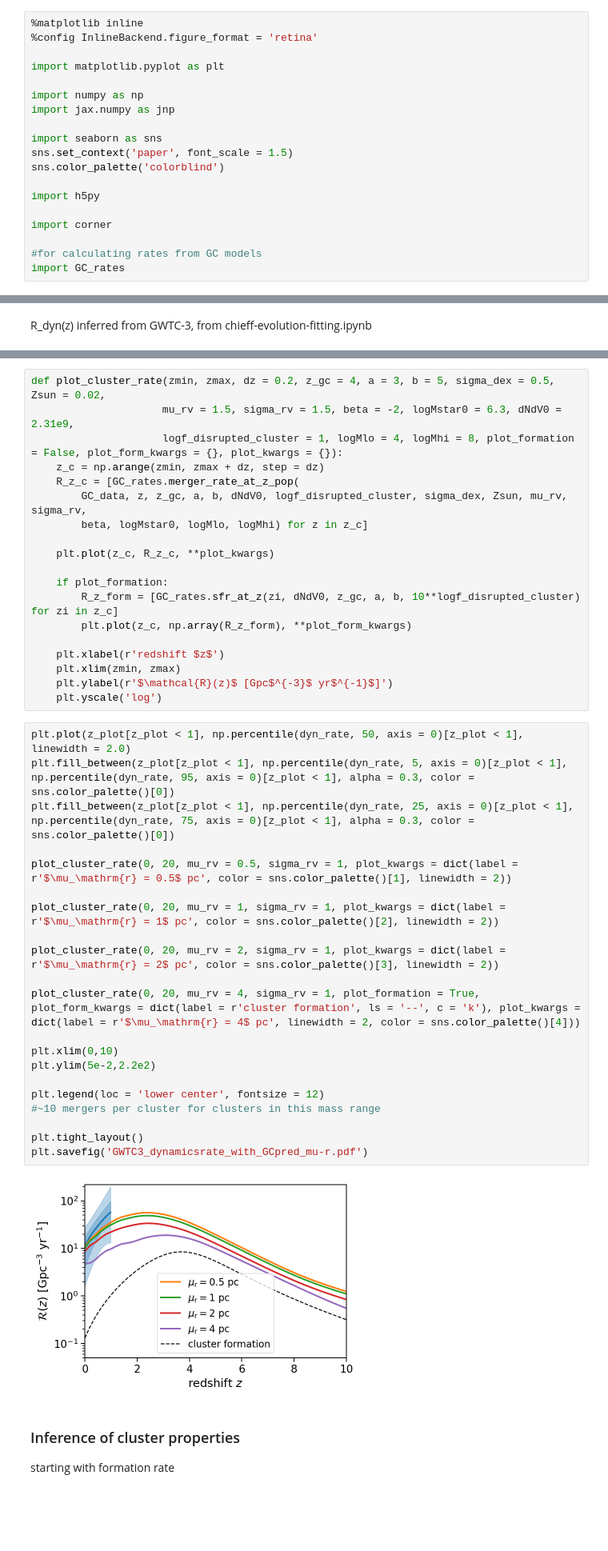
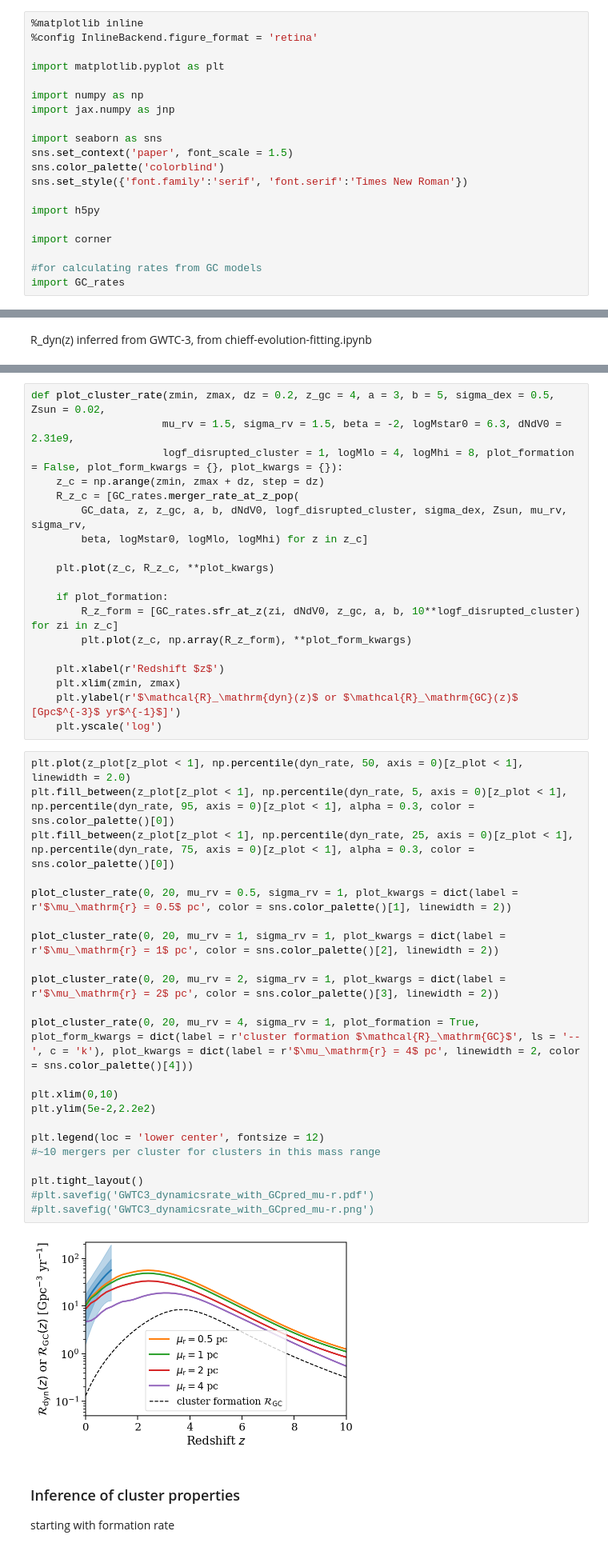
Before and after one commit to mfishbach/dynamical-bbh-evolution, a Jupyter notebook: Cluster_Paper_Plots.ipynb, the cells around one changed output, grey strips where cells are left out. Shown at 80% size. Drawn from its saved outputs; the diff is of its cells as text; blank space fills up the shorter version.

```diff
--- a/Cluster_Paper_Plots.ipynb
+++ b/Cluster_Paper_Plots.ipynb
@@ -10,6 +10,7 @@ import jax.numpy as jnp
 import seaborn as sns
 sns.set_context('paper', font_scale = 1.5)
 sns.color_palette('colorblind')
+sns.set_style({'font.family':'serif', 'font.serif':'Times New Roman'})
 
 import h5py
 
@@ -69,33 +94,34 @@ def plot_cluster_rate(zmin, zmax, dz = 0.2, z_gc = 4, a = 3, b = 5, sigma_dex =
         R_z_form = [GC_rates.sfr_at_z(zi, dNdV0, z_gc, a, b, 10**logf_disrupted_cluster) for zi in z_c]
         plt.plot(z_c, np.array(R_z_form), **plot_form_kwargs)
 
-    plt.xlabel(r'redshift $z$')
+    plt.xlabel(r'Redshift $z$')
     plt.xlim(zmin, zmax)
-    plt.ylabel(r'$\mathcal{R}(z)$ [Gpc$^{-3}$ yr$^{-1}$]')
+    plt.ylabel(r'$\mathcal{R}_\mathrm{dyn}(z)$ or $\mathcal{R}_\mathrm{GC}(z)$ [Gpc$^{-3}$ yr$^{-1}$]')
     plt.yscale('log')
 # %%
 plt.plot(z_plot[z_plot < 1], np.percentile(dyn_rate, 50, axis = 0)[z_plot < 1], linewidth = 2.0)
 plt.fill_between(z_plot[z_plot < 1], np.percentile(dyn_rate, 5, axis = 0)[z_plot < 1], np.percentile(dyn_rate, 95, axis = 0)[z_plot < 1], alpha = 0.3, color = sns.color_palette()[0])
 plt.fill_between(z_plot[z_plot < 1], np.percentile(dyn_rate, 25, axis = 0)[z_plot < 1], np.percentile(dyn_rate, 75, axis = 0)[z_plot < 1], alpha = 0.3, color = sns.color_palette()[0])
 
 plot_cluster_rate(0, 20, mu_rv = 0.5, sigma_rv = 1, plot_kwargs = dict(label = r'$\mu_\mathrm{r} = 0.5$ pc', color = sns.color_palette()[1], linewidth = 2))
 
 plot_cluster_rate(0, 20, mu_rv = 1, sigma_rv = 1, plot_kwargs = dict(label = r'$\mu_\mathrm{r} = 1$ pc', color = sns.color_palette()[2], linewidth = 2))
 
 plot_cluster_rate(0, 20, mu_rv = 2, sigma_rv = 1, plot_kwargs = dict(label = r'$\mu_\mathrm{r} = 2$ pc', color = sns.color_palette()[3], linewidth = 2))
 
-plot_cluster_rate(0, 20, mu_rv = 4, sigma_rv = 1, plot_formation = True, plot_form_kwargs = dict(label = r'cluster formation', ls = '--', c = 'k'), plot_kwargs = dict(label = r'$\mu_\mathrm{r} = 4$ pc', linewidth = 2, color = sns.color_palette()[4]))
+plot_cluster_rate(0, 20, mu_rv = 4, sigma_rv = 1, plot_formation = True, plot_form_kwargs = dict(label = r'cluster formation $\mathcal{R}_\mathrm{GC}$', ls = '--', c = 'k'), plot_kwargs = dict(label = r'$\mu_\mathrm{r} = 4$ pc', linewidth = 2, color = sns.color_palette()[4]))
 
 plt.xlim(0,10)
 plt.ylim(5e-2,2.2e2)
 
 plt.legend(loc = 'lower center', fontsize = 12)
 #~10 mergers per cluster for clusters in this mass range
 
 plt.tight_layout()
-plt.savefig('GWTC3_dynamicsrate_with_GCpred_mu-r.pdf')
+#plt.savefig('GWTC3_dynamicsrate_with_GCpred_mu-r.pdf')
+#plt.savefig('GWTC3_dynamicsrate_with_GCpred_mu-r.png')
 # %% [output]
-[figure, old version]
+[figure, new version]
 # %% [markdown]
 ### Inference of cluster properties
 
```
Also changed, not shown: parts of 24 cells of this notebook.
